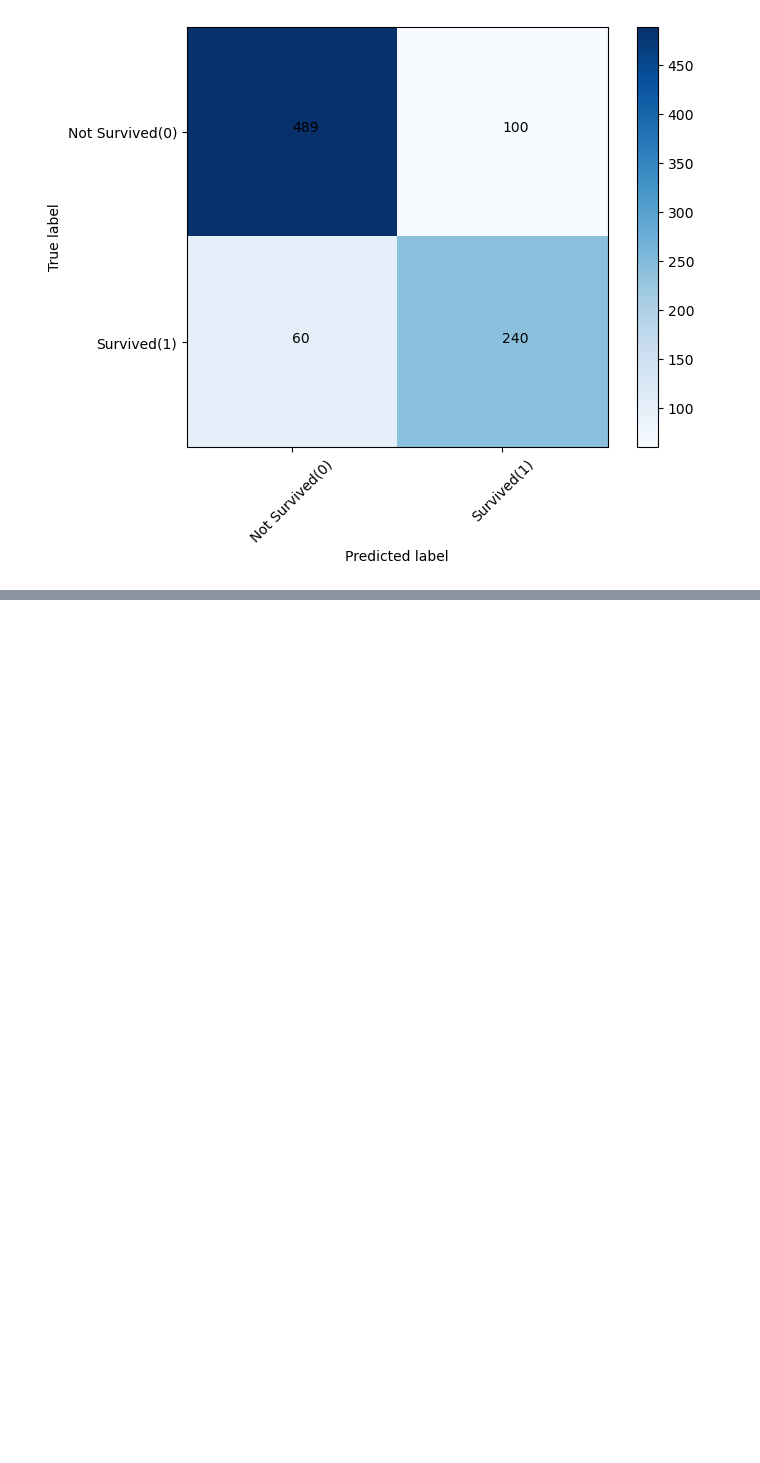
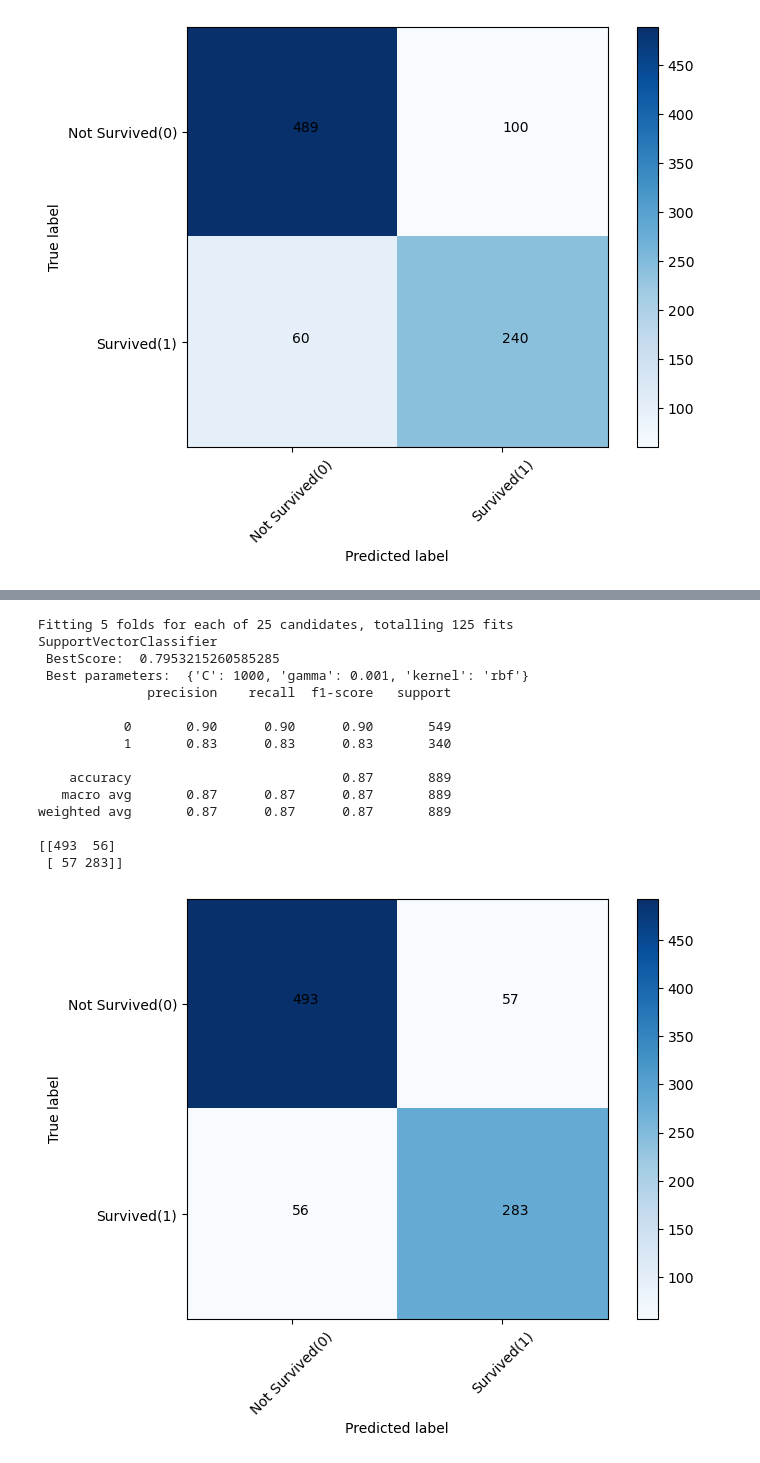
Before and after one commit to amitkr2410/MachineLearning, a Jupyter notebook: TitanicData_DecisionTree_RandomForest/Titanic_DecisionTree_RandomForest.ipynb, the cells around one changed output, grey strips where cells are left out. Drawn from its saved outputs; the diff is of its cells as text; code cells hidden in the pictures; blank space fills up the shorter version.

```diff
--- a/TitanicData_DecisionTree_RandomForest/Titanic_DecisionTree_RandomForest.ipynb
+++ b/TitanicData_DecisionTree_RandomForest/Titanic_DecisionTree_RandomForest.ipynb
@@ -775,3 +782,41 @@ weighted avg       0.91      0.90      0.90       889
 [[527  22]
  [ 63 277]]
 [figure]
+# %%
+#Using  Support vector  Classifier to model the data
+from sklearn.svm import SVC
+
+svc = SVC(random_state=0)
+param_grid = {  'C': [0.1, 1, 10, 100, 1000],
+                'gamma': [1, 0.1, 0.01, 0.001, 0.0001],
+                'kernel': ['rbf'] }
+svc_model = GridSearchCV(svc, param_grid = param_grid, cv = 5, verbose = True)
+best_svc = svc_model.fit(X_train, y_train)
+print('SupportVectorClassifier', "\n",
+                "BestScore: ", best_svc.best_score_, '\n',
+                 "Best parameters: ", best_svc.best_params_ )
+
+
+#Print confusion matrix
+y_predict_svc = svc_model.predict(X_train)
+EvaluateModel(y_train, y_predict_svc)
+
+#Model predictions
+y_test_predict_svc = svc_model.predict(X_test)
+# %% [output]
+Fitting 5 folds for each of 25 candidates, totalling 125 fits
+SupportVectorClassifier
+ BestScore:  0.7953215260585285
+ Best parameters:  {'C': 1000, 'gamma': 0.001, 'kernel': 'rbf'}
+              precision    recall  f1-score   support
+
+           0       0.90      0.90      0.90       549
+           1       0.83      0.83      0.83       340
+
+    accuracy                           0.87       889
+   macro avg       0.87      0.87      0.87       889
+weighted avg       0.87      0.87      0.87       889
+
+[[493  56]
+ [ 57 283]]
+[figure, added]
```
Also changed, not shown: parts of 5 cells of this notebook, 1 other file.
